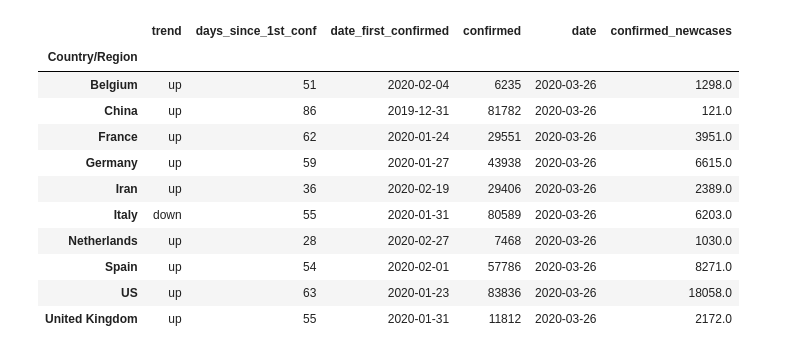
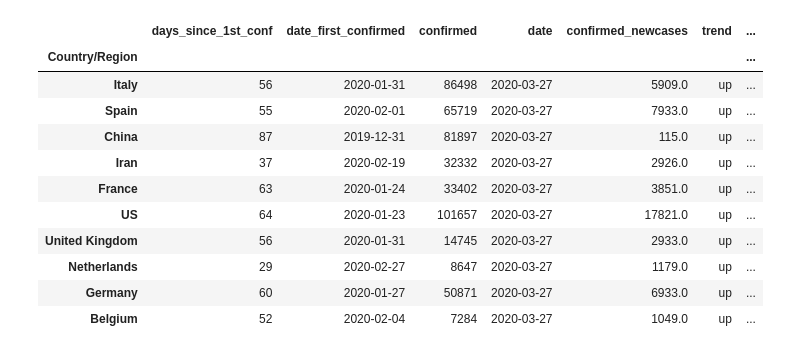
Before and after one commit to govex/COVID-19, a Jupyter notebook: code/Covid-19_v1.ipynb, the cells around one changed output. Saved outputs shown, nothing was run; the diff lists cells and outputs as text; code cells hidden in the pictures.

Commit message:
Added element to JSON to connect country info with graphs

```diff
--- a/code/Covid-19_v1.ipynb
+++ b/code/Covid-19_v1.ipynb
@@ -548,41 +548,43 @@ plotly.offline.iplot(fig)
 # %%
 # Data to JSON
 most_recent_day = df_merged.sort_values('dt').dt.unique()[-3]
 tmp = df_merged[ (df_merged['dt'] == most_recent_day) & (df_merged['Country/Region'].isin(top10_country))].copy()
 
 def up_or_down(x):
     if (x>=1):
         return 'up'
     else:
         return 'down'
 
 trend = tmp.apply(lambda x: up_or_down(x['confirmed_newcases_growth_movavg']), axis=1)
 
 most_recent_day = df_merged.sort_values('dt').dt.unique()[-1]
 tmp = df_merged[ (df_merged['dt'] == most_recent_day) & (df_merged['Country/Region'].isin(top10_country))].copy()
+tmp.sort_values(by = 'deaths', ascending = False, inplace = True)
+tmp = tmp[['Country/Region', 'days_since_1st_conf', 'first_confirmed',
+           'confirmed', 'dt', 'confirmed_newcases']]
 tmp['trend'] = trend.values
-tmp = tmp[['Country/Region', 'trend', 'days_since_1st_conf', 'first_confirmed',
-           'confirmed', 'dt', 'confirmed_newcases']]
+tmp['graph_number'] = np.arange(10)
 tmp.set_index('Country/Region', inplace = True)
 tmp.rename(columns={'Country/Region': 'country',
                     'first_confirmed': 'date_first_confirmed',
                     'dt': 'date',
                    }, inplace = True)
-tmp.to_json(path+'trends.json', orient = 'columns')
+tmp.to_json(path+'country_info.json', orient = 'columns')
 tmp
 # %% [output]
-|  | trend | days_since_1st_conf | date_first_confirmed | confirmed | date | confirmed_newcases |
-| Country/Region |  |  |  |  |  |  |
-| Belgium | up | 51 | 2020-02-04 | 6235 | 2020-03-26 | 1298.0 |
-| China | up | 86 | 2019-12-31 | 81782 | 2020-03-26 | 121.0 |
-| France | up | 62 | 2020-01-24 | 29551 | 2020-03-26 | 3951.0 |
-| Germany | up | 59 | 2020-01-27 | 43938 | 2020-03-26 | 6615.0 |
-| Iran | up | 36 | 2020-02-19 | 29406 | 2020-03-26 | 2389.0 |
-| Italy | down | 55 | 2020-01-31 | 80589 | 2020-03-26 | 6203.0 |
-| Netherlands | up | 28 | 2020-02-27 | 7468 | 2020-03-26 | 1030.0 |
-| Spain | up | 54 | 2020-02-01 | 57786 | 2020-03-26 | 8271.0 |
-| US | up | 63 | 2020-01-23 | 83836 | 2020-03-26 | 18058.0 |
-| United Kingdom | up | 55 | 2020-01-31 | 11812 | 2020-03-26 | 2172.0 |
+|  | days_since_1st_conf | date_first_confirmed | confirmed | date | confirmed_newcases | trend | ... |
+| Country/Region |  |  |  |  |  |  | ... |
+| Italy | 56 | 2020-01-31 | 86498 | 2020-03-27 | 5909.0 | up | ... |
+| Spain | 55 | 2020-02-01 | 65719 | 2020-03-27 | 7933.0 | up | ... |
+| China | 87 | 2019-12-31 | 81897 | 2020-03-27 | 115.0 | up | ... |
+| Iran | 37 | 2020-02-19 | 32332 | 2020-03-27 | 2926.0 | up | ... |
+| France | 63 | 2020-01-24 | 33402 | 2020-03-27 | 3851.0 | up | ... |
+| US | 64 | 2020-01-23 | 101657 | 2020-03-27 | 17821.0 | up | ... |
+| United Kingdom | 56 | 2020-01-31 | 14745 | 2020-03-27 | 2933.0 | up | ... |
+| Netherlands | 29 | 2020-02-27 | 8647 | 2020-03-27 | 1179.0 | up | ... |
+| Germany | 60 | 2020-01-27 | 50871 | 2020-03-27 | 6933.0 | up | ... |
+| Belgium | 52 | 2020-02-04 | 7284 | 2020-03-27 | 1049.0 | up | ... |
 # %%
 #The first case of COVID-19 in [country] was reported [number of days] days ago on [date].
 # Since then, the country has reported [case number] cases.
```
Also changed, not shown: 4 other files.
